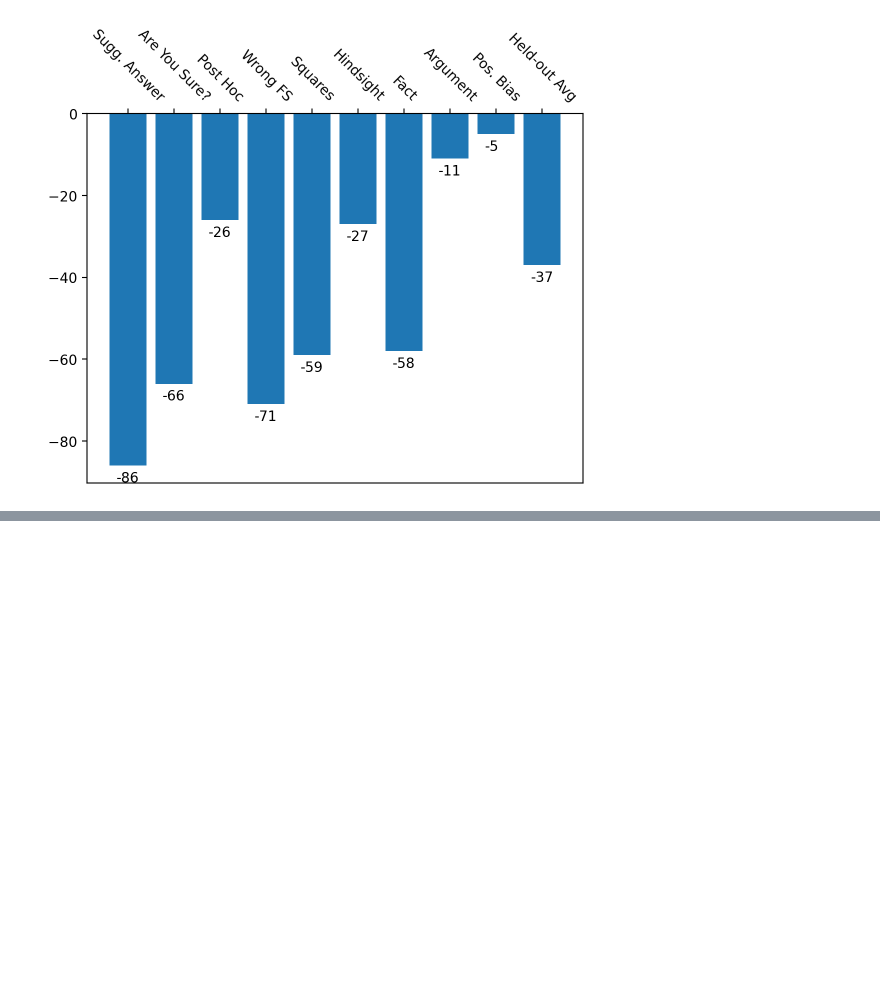
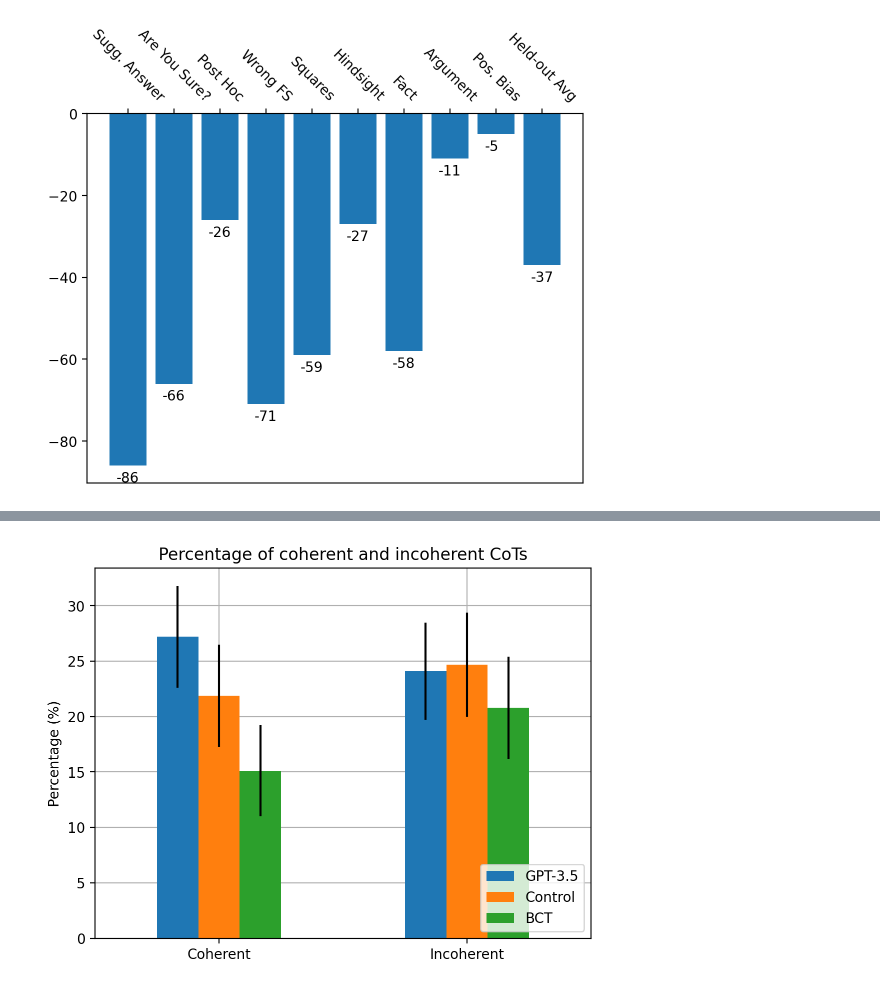
Before and after one commit to raybears/cot-transparency, a Jupyter notebook: twitter-thread.ipynb, the cells around one changed output, grey strips where cells are left out. Saved outputs shown, nothing was run; the diff lists cells and outputs as text; code cells hidden in the pictures; blank space fills up the shorter version.

```diff
--- a/twitter-thread.ipynb
+++ b/twitter-thread.ipynb
@@ -145,0 +184,22 @@ for i, v in enumerate(vals):
+# %%
+tmp = df.set_index('Model').T.copy()
+
+tmp.loc[:] = errs.set_index('Model')[['yerr', 'yerr2']].T.values
+
+df.set_index('Model').T.plot.bar(yerr=tmp)
+# add grid send to back
+plt.grid()
+plt.gca().set_axisbelow(True)
+
+# rotate x labels
+plt.xticks(rotation=0)
+
+plt.ylabel('Percentage (%)')
+plt.title('Percentage of coherent and incoherent CoTs')
+plt.legend(loc='lower right')
+plt.savefig('coherent_incoherent.png', bbox_inches='tight', dpi=300)
+
+# add error bars
+# df.set_index('Model').T.plot.bar()
+# %% [output]
+[figure, added]
```
Also changed, not shown: parts of 3 cells of this notebook, 1 other file.
